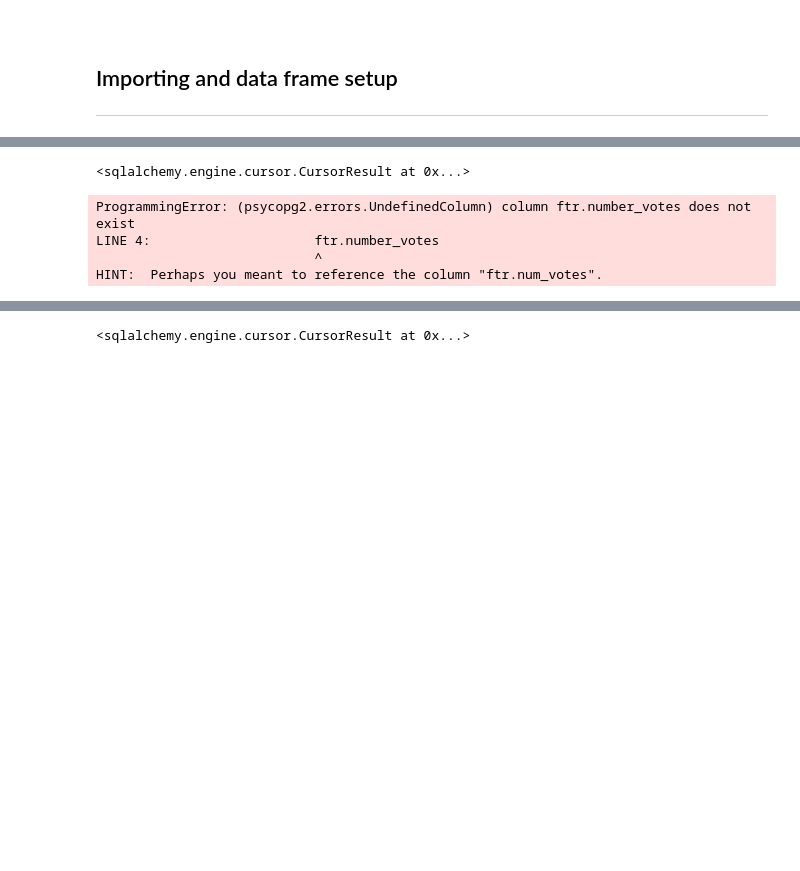
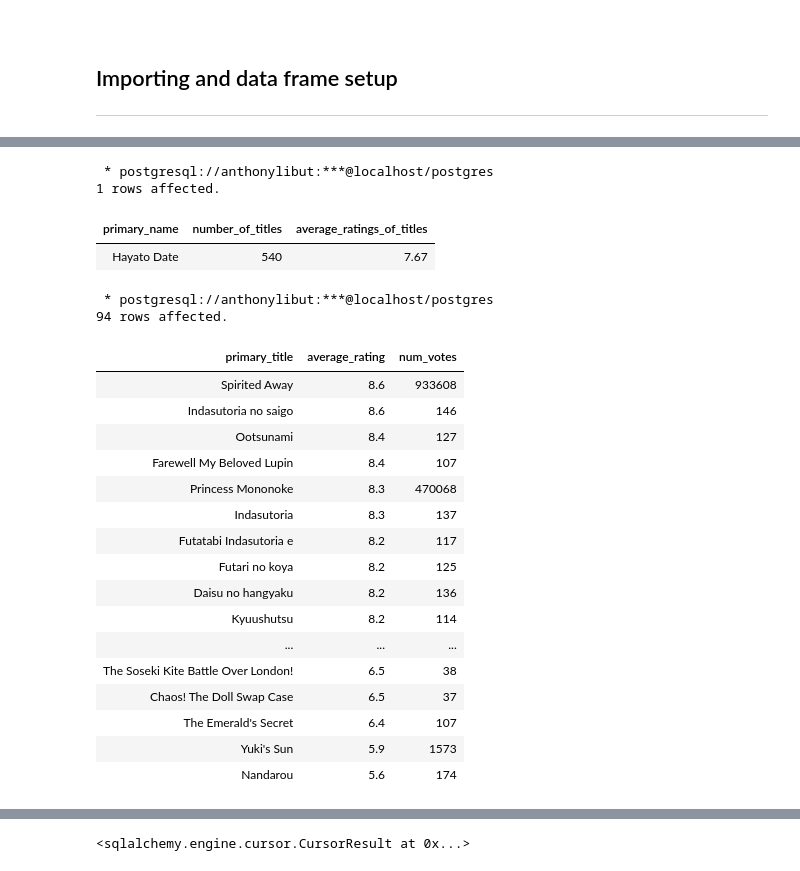
Before and after one commit to 420Rain/STADVDB_MCO1, a Jupyter notebook: notebooks/olap_report.ipynb, the cells around one changed output, grey strips where cells are left out. Saved outputs shown, nothing was run; the diff lists cells and outputs as text; code cells hidden in the pictures; blank space fills up the shorter version.

```diff
--- a/notebooks/olap_report.ipynb
+++ b/notebooks/olap_report.ipynb
@@ -53,12 +180,63 @@ queries.query_4_1()
 # %%
-queries.query_4_2()
+%%sql
+SELECT dp.primary_name,
+  COUNT(DISTINCT(dt.title_key)) AS number_of_titles,
+  ROUND(AVG(ftr.average_rating),2) AS average_ratings_of_titles
+FROM dw_schema.fact_title_principals AS ftp
+JOIN dw_schema.dim_person AS dp
+  ON ftp.person_key = dp.person_key
+JOIN dw_schema.dim_title AS dt
+  ON ftp.title_key = dt.title_key
+JOIN dw_schema.fact_title_ratings AS ftr
+  ON ftp.title_key = ftr.title_key
+JOIN dw_schema.dim_role AS dr
+  ON ftp.role_key = dr.role_key
+WHERE ftr.num_votes > 500
+AND dr.category = 'director'
+GROUP BY dp.primary_name
+HAVING COUNT(DISTINCT(dt.title_key)) >= 500
+ORDER BY number_of_titles DESC,
+  average_ratings_of_titles DESC
 # %% [output]
-<sqlalchemy.engine.cursor.CursorResult at 0x...>
+ * postgresql://anthonylibut:***@localhost/postgres
+1 rows affected.
+| primary_name | number_of_titles | average_ratings_of_titles |
+| Hayato Date | 540 | 7.67 |
 # %%
-queries.query_4_3()
+%%sql
+SELECT dt.primary_title,
+  ftr.average_rating,
+  ftr.num_votes
+FROM dw_schema.fact_title_principals AS ftp
+JOIN dw_schema.dim_person AS dp
+  ON ftp.person_key = dp.person_key
+JOIN dw_schema.dim_title AS dt
+  ON ftp.title_key = dt.title_key
+JOIN dw_schema.fact_title_ratings AS ftr
+  ON ftp.title_key = ftr.title_key
+JOIN dw_schema.dim_role AS dr
+  ON ftp.role_key = dr.role_key
+WHERE dr.category = 'director'
+  AND dp.primary_name = 'Hayao Miyazaki'
+ORDER BY ftr.average_rating DESC;
 # %% [output]
-ProgrammingError: (psycopg2.errors.UndefinedColumn) column ftr.number_votes does not exist
-LINE 4:                     ftr.number_votes
-                            ^
-HINT:  Perhaps you meant to reference the column "ftr.num_votes".
+ * postgresql://anthonylibut:***@localhost/postgres
+94 rows affected.
+| primary_title | average_rating | num_votes |
+| Spirited Away | 8.6 | 933608 |
+| Indasutoria no saigo | 8.6 | 146 |
+| Ootsunami | 8.4 | 127 |
+| Farewell My Beloved Lupin | 8.4 | 107 |
+| Princess Mononoke | 8.3 | 470068 |
+| Indasutoria | 8.3 | 137 |
+| Futatabi Indasutoria e | 8.2 | 117 |
+| Futari no koya | 8.2 | 125 |
+| Daisu no hangyaku | 8.2 | 136 |
+| Kyuushutsu | 8.2 | 114 |
+| ... | ... | ... |
+| The Soseki Kite Battle Over London! | 6.5 | 38 |
+| Chaos! The Doll Swap Case | 6.5 | 37 |
+| The Emerald's Secret | 6.4 | 107 |
+| Yuki's Sun | 5.9 | 1573 |
+| Nandarou | 5.6 | 174 |
 # %%
```
Also changed, not shown: parts of 14 cells of this notebook.
